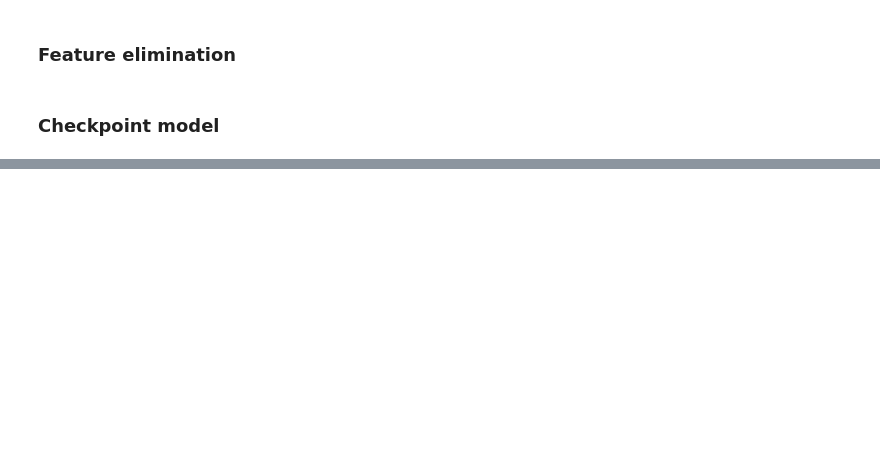
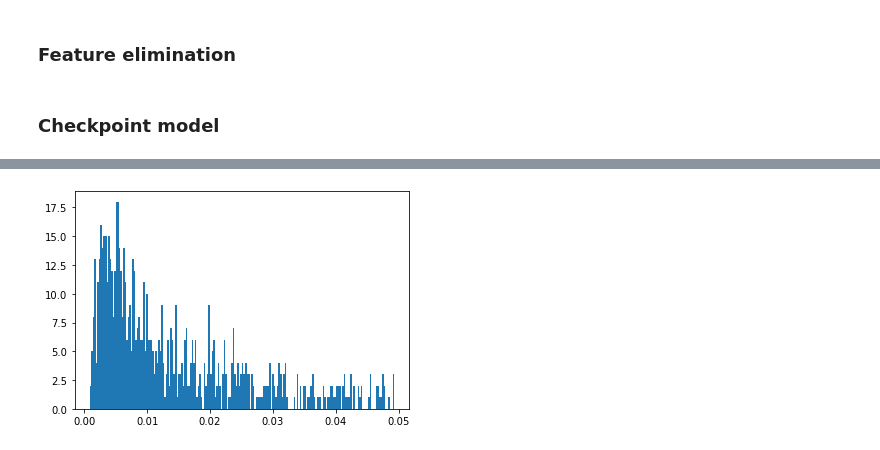
Before and after one commit to elaspic/cagi6-submission, a Jupyter notebook: notebooks/38_cagi6_sherloc_train_model.ipynb, the cells around one changed output, grey strips where cells are left out. Cells and saved outputs as stored; diff of their text form; code cells hidden in the pictures; blank space fills up the shorter version.

```diff
--- a/notebooks/38_cagi6_sherloc_train_model.ipynb
+++ b/notebooks/38_cagi6_sherloc_train_model.ipynb
@@ -522,4 +677,9 @@ out[["hgvs_g", "pred"]].to_csv(
 )
+# %%
+plt.hist(out[out["pred"] < 0.05]["pred"], bins=200)
+None
+# %% [output]
+[figure, added]
 # %%
 # 0.6516511403259807 0.9172607988182891 (without protein features)
 # 0.6511556042045329 0.9169435005200913 (with protein features)
```
Also changed, not shown: parts of 29 cells of this notebook.
